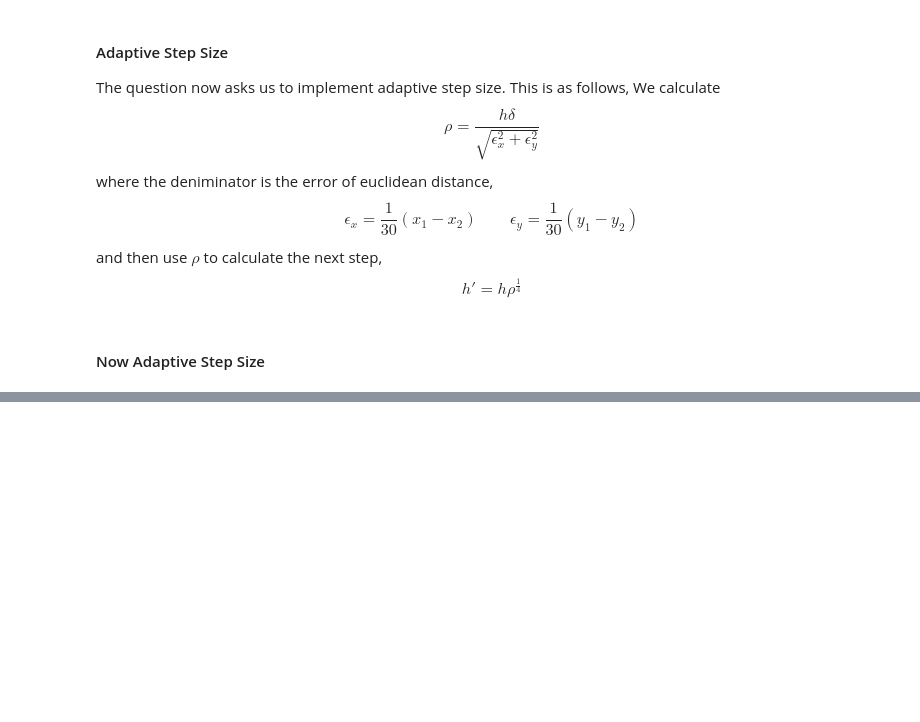
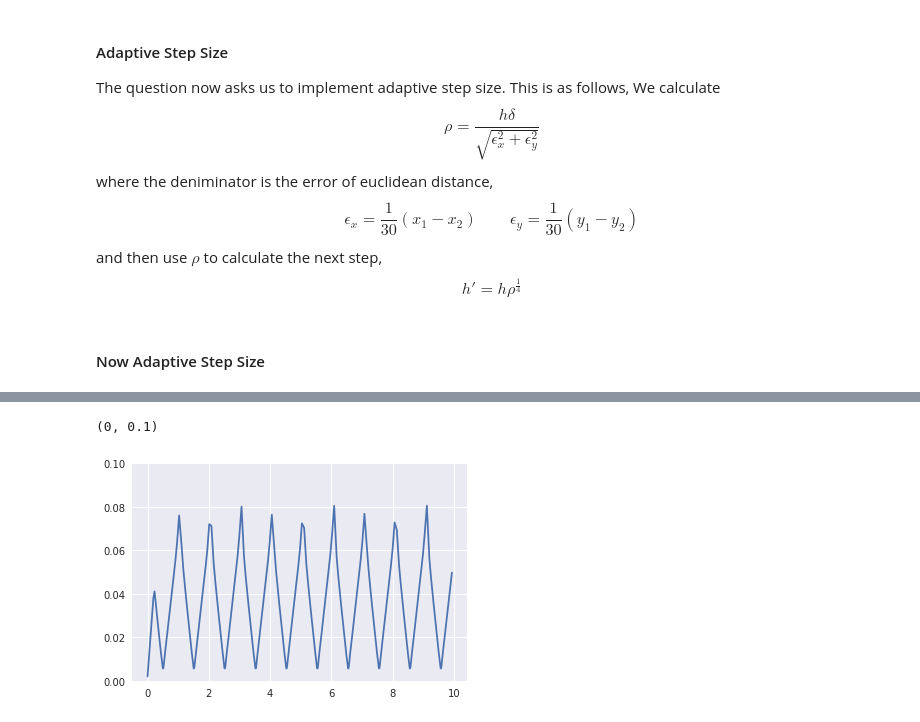
Before and after one commit to andrewkhardy/PHY-407, a Jupyter notebook: Documents/2018-2019 Courses/PHY 407/PHY-407/Lab07_Q1.ipynb, the cells around one changed output, grey strips where cells are left out. Saved outputs shown, nothing was run; the diff lists cells and outputs as text; code cells hidden in the pictures; blank space fills up the shorter version.

```diff
--- a/Documents/2018-2019 Courses/PHY 407/PHY-407/Lab07_Q1.ipynb
+++ b/Documents/2018-2019 Courses/PHY 407/PHY-407/Lab07_Q1.ipynb
@@ -200,0 +203,8 @@ plt.show()
+# %%
+tpoints = tpoints_adap[0:438]
+dtpoints = np.array(tpoints[1:]) - np.array(tpoints[:-1])
+plt.plot(tpoints[:-2], dtpoints[:-1]) # drop the last point in tpoints
+plt.ylim(0,.1)
+# %% [output]
+(0, 0.1)
+[figure, added]
```
Also changed, not shown: parts of 11 cells of this notebook.
